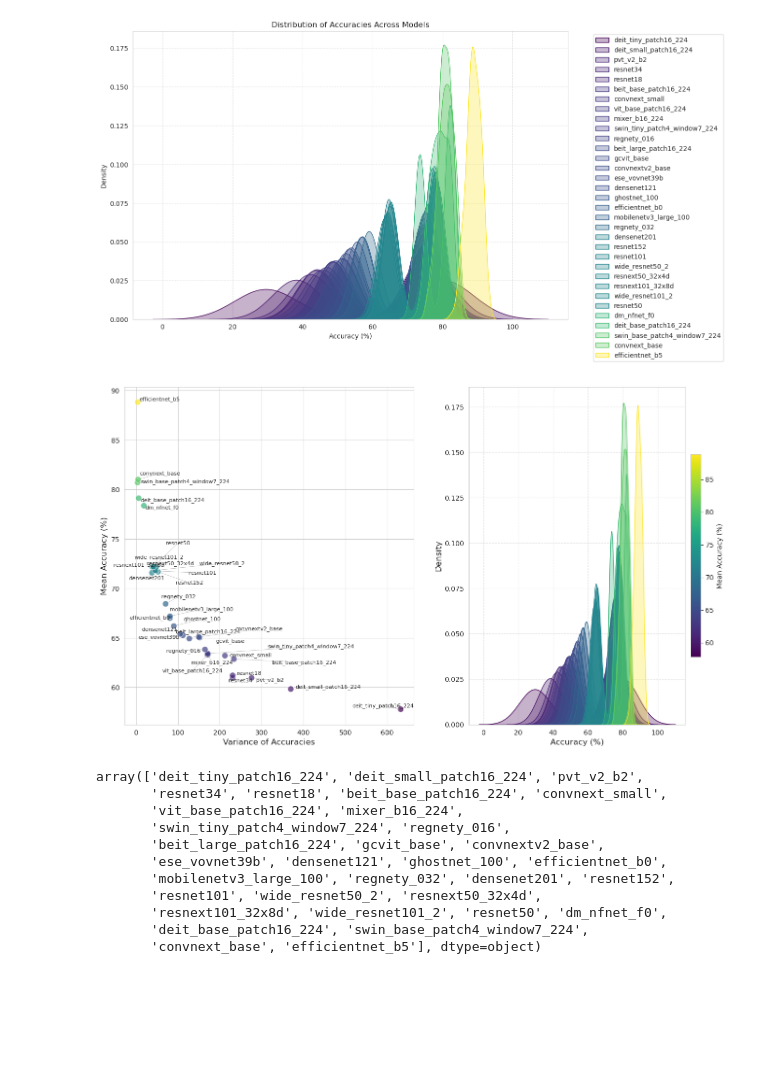
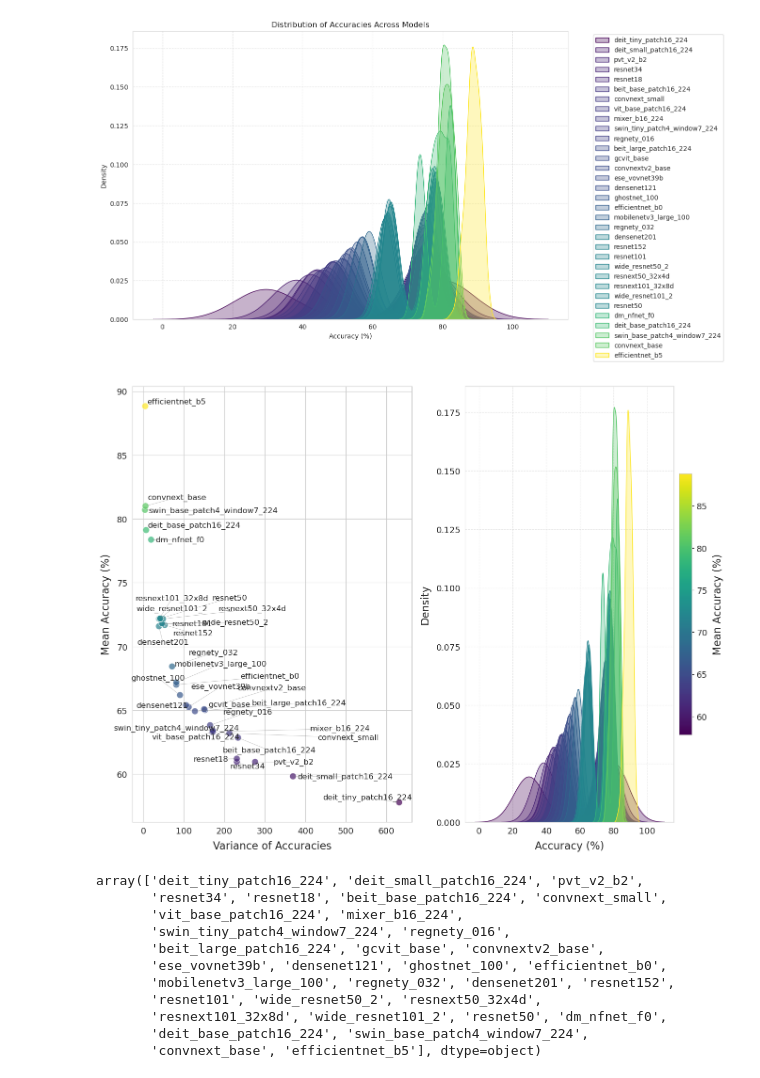
Before and after one commit to niketp03/BirthOfSSL, a Jupyter notebook: imagenet/check_lin_probes.ipynb, the cells around one changed output. Saved outputs shown, nothing was run; the diff lists cells and outputs as text; code cells hidden in the pictures; blank space fills up the shorter version.

Commit message:
made a nice graph for MIEB

```diff
--- a/imagenet/check_lin_probes.ipynb
+++ b/imagenet/check_lin_probes.ipynb
@@ -176,7 +176,10 @@ ValueError: Unable to determine Axes to steal space for Colorbar. Either provide
 [figure]
 # %%
 # Create a figure with two subplots side by side
-fig, (ax1, ax2) = plt.subplots(1, 2, figsize=(16, 9), gridspec_kw={'width_ratios': [1, .9], 'wspace': 0.2})
+fig, (ax1, ax2) = plt.subplots(1, 2, figsize=(16, 12), gridspec_kw={'width_ratios': [1, .9], 'wspace': 0.2})
+
+# Set global font size for all text elements (a bit smaller than before)
+plt.rcParams.update({'font.size': 15})
 
 # Get colormap
 cmap = cm.viridis
@@ -195,31 +198,35 @@ scatter = sns.scatterplot(
     x='acc_var',
     y='mean_accuracy',
     alpha=0.7,
-    s=80,  # Point size
+    s=100,  # Slightly smaller point size
     hue='mean_accuracy',  # Color by accuracy
     palette='viridis',
-    ax=ax1
+    ax=ax1,
+    legend=False  # Remove legend, handled below
 )
 
 # Add labels for all models
 texts = []
 for i, row in df.iterrows():
-    texts.append(ax1.text(row['acc_var'], row['mean_accuracy'], row['model'], fontsize=8))
+    texts.append(ax1.text(row['acc_var'], row['mean_accuracy'], row['model'], fontsize=12))
 
 # Adjust text positions to minimize overlap
-adjust_text(texts,
-            arrowprops=dict(arrowstyle='-', color='gray', alpha=0.6, lw=0.5),
-            expand_points=(1.5, 1.5),
-            force_points=(0.5, 0.5),
-            force_text=(0.5, 0.8),
-            force_objects=(0.5, 0.5),
-            lim=500,
-            ax=ax1)
+adjust_text(
+    texts,
+    arrowprops=dict(arrowstyle='-', color='gray', alpha=0.6, lw=0.5),
+    expand_points=(1.5, 1.5),
+    force_points=(0.5, 0.5),
+    force_text=(0.5, 0.8),
+    force_objects=(0.5, 0.5),
+    lim=500,
+    ax=ax1
+)
 
-# Add title and labels with better formatting
-#ax1.set_title('Model Performance: Mean Accuracy vs. Variance', fontsize=14, fontweight='bold')
-ax1.set_xlabel('Variance of Accuracies', fontsize=12)
-ax1.set_ylabel('Mean Accuracy (%)', fontsize=12)
+# Add title and labels with slightly smaller font (not bold)
+#ax1.set_title('Model Performance: Mean Accuracy vs. Variance', fontsize=18)
+ax1.set_xlabel('Variance of Accuracies', fontsize=16, labelpad=8)
+ax1.set_ylabel('Mean Accuracy (%)', fontsize=16, labelpad=8)
+ax1.tick_params(axis='both', which='major', labelsize=13)
 
 # Remove the legend for the hue parameter (it's redundant with y-axis)
 ax1.legend([], [], frameon=False)
@@ -228,40 +235,43 @@ ax1.legend([], [], frameon=False)
 # Plot KDE for each model's accuracies on the second axis
 for i, row in df.iterrows():
     model_name = row['model']
     accuracies = row['accuracies']
     mean_acc = row['mean_accuracy']
 
     # Use the same normalization as in the scatter plot
     color = cmap(norm(mean_acc))
 
     # Create KDE plot with color based on mean accuracy
     sns.kdeplot(accuracies, label=model_name, fill=True, alpha=0.3, color=color, ax=ax2)
 
-# Add title and labels
-#ax2.set_title('Distribution of Accuracies Across Models', fontsize=14, fontweight='bold')
-ax2.set_xlabel('Accuracy (%)', fontsize=12)
-ax2.set_ylabel('Density', fontsize=12)
+# Add title and labels with slightly smaller font (not bold)
+#ax2.set_title('Distribution of Accuracies Across Models', fontsize=18)
+ax2.set_xlabel('Accuracy (%)', fontsize=16, labelpad=8)
+ax2.set_ylabel('Density', fontsize=16, labelpad=8)
+ax2.tick_params(axis='both', which='major', labelsize=13)
 ax2.grid(True, linestyle='--', alpha=0.5)
 
-# Add legend
-#ax2.legend(bbox_to_anchor=(1.05, 1), loc='upper left')
+# Add legend (optional, uncomment if needed)
+#ax2.legend(bbox_to_anchor=(1.05, 1), loc='upper left', fontsize=12)
 
 # Add colorbar to show mean accuracy scale
 sm = plt.cm.ScalarMappable(cmap=cmap, norm=norm)
 sm.set_array([])
 # Position the colorbar on the right side of the figure
 cbar = fig.colorbar(sm, ax=ax2, label='Mean Accuracy (%)', pad=0.02, shrink=0.6)
+cbar.ax.tick_params(labelsize=13)
+cbar.set_label('Mean Accuracy (%)', fontsize=16, labelpad=8)
 
 # Improve layout
 plt.tight_layout()
 
 # Save the plot as PDF
 plt.savefig('model_performance_plot.pdf', format='pdf', dpi=300, bbox_inches='tight')
 
 # Show the plot
 plt.show()
 # %% [output]
-[figure, old version]
+[figure, new version]
 # %%
 df['model'] = df['model'] + "_8192"
 # %%
```
Also changed, not shown: 20 other files.
